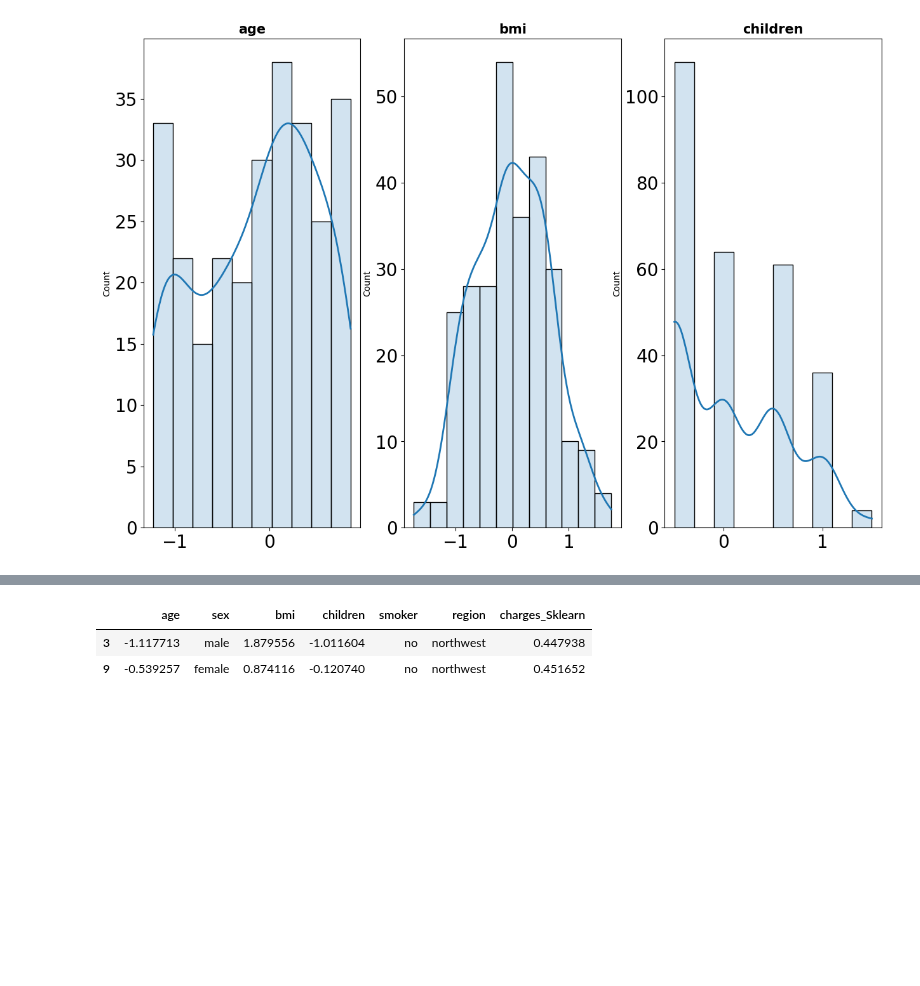
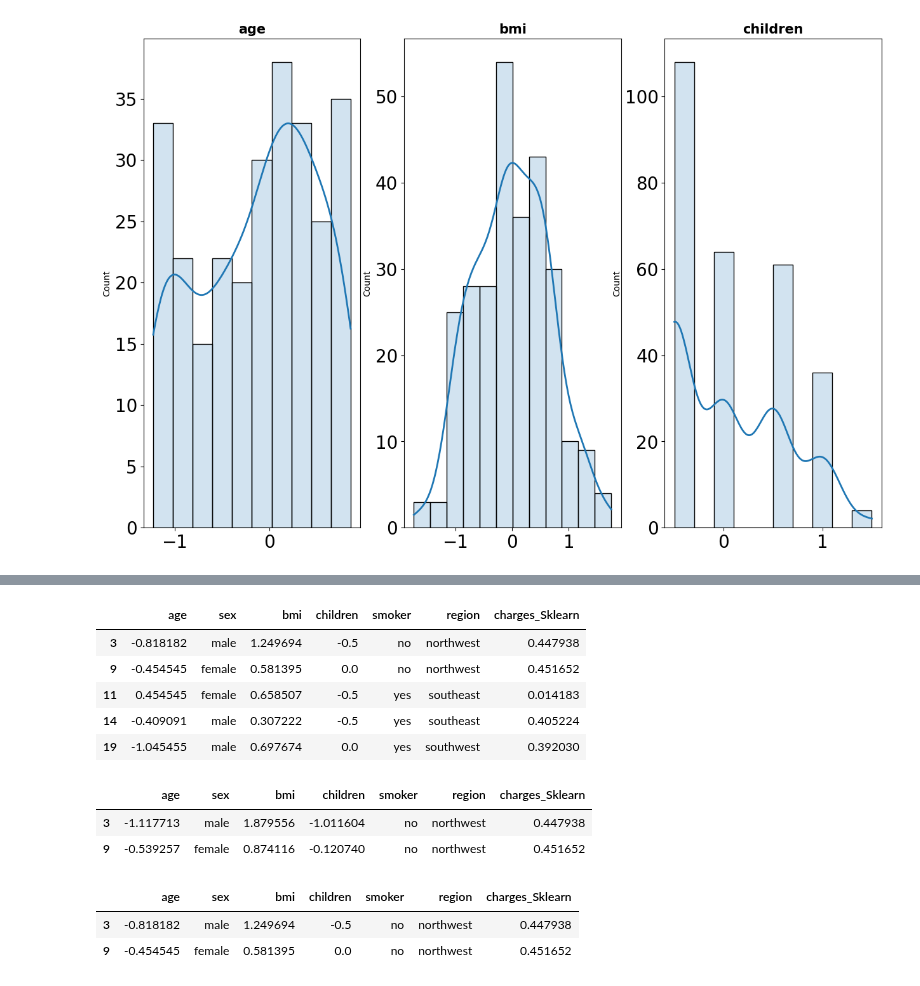
Before and after one commit to Adalab/DA-modulo-3-sprint-1-ana-anak, a Jupyter notebook: 06-RL-ML-Estandarizacion.ipynb, the cells around one changed output, grey strips where cells are left out. Cells and saved outputs as stored; diff of their text form; code cells hidden in the pictures; blank space fills up the shorter version.

```diff
--- a/06-RL-ML-Estandarizacion.ipynb
+++ b/06-RL-ML-Estandarizacion.ipynb
@@ -247 +251,13 @@ df.drop("charges", axis = 1, inplace = True)
+# %%
+df2=df.copy()
+# %%
+df2[numericas_robust.columns] = numericas_robust
+df2.head()
+# %% [output]
+|  | age | sex | bmi | children | smoker | region | charges_Sklearn |
+| 3 | -0.818182 | male | 1.249694 | -0.5 | no | northwest | 0.447938 |
+| 9 | -0.454545 | female | 0.581395 | 0.0 | no | northwest | 0.451652 |
+| 11 | 0.454545 | female | 0.658507 | -0.5 | yes | southeast | 0.014183 |
+| 14 | -0.409091 | male | 0.307222 | -0.5 | yes | southeast | 0.405224 |
+| 19 | -1.045455 | male | 0.697674 | 0.0 | yes | southwest | 0.392030 |
 # %%
@@ -250,5 +266,11 @@ df.head(2)
 |  | age | sex | bmi | children | smoker | region | charges_Sklearn |
 | 3 | -1.117713 | male | 1.879556 | -1.011604 | no | northwest | 0.447938 |
 | 9 | -0.539257 | female | 0.874116 | -0.120740 | no | northwest | 0.451652 |
+# %%
+df2.head(2)
+# %% [output]
+|  | age | sex | bmi | children | smoker | region | charges_Sklearn |
+| 3 | -0.818182 | male | 1.249694 | -0.5 | no | northwest | 0.447938 |
+| 9 | -0.454545 | female | 0.581395 | 0.0 | no | northwest | 0.451652 |
 # %%
 # guardamos los datos
```
Also changed, not shown: parts of 6 cells of this notebook, 2 other files.
